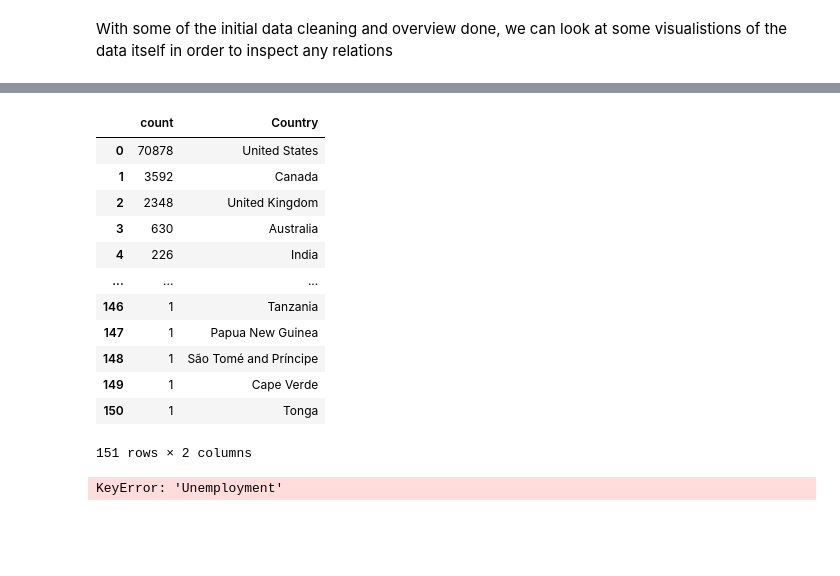
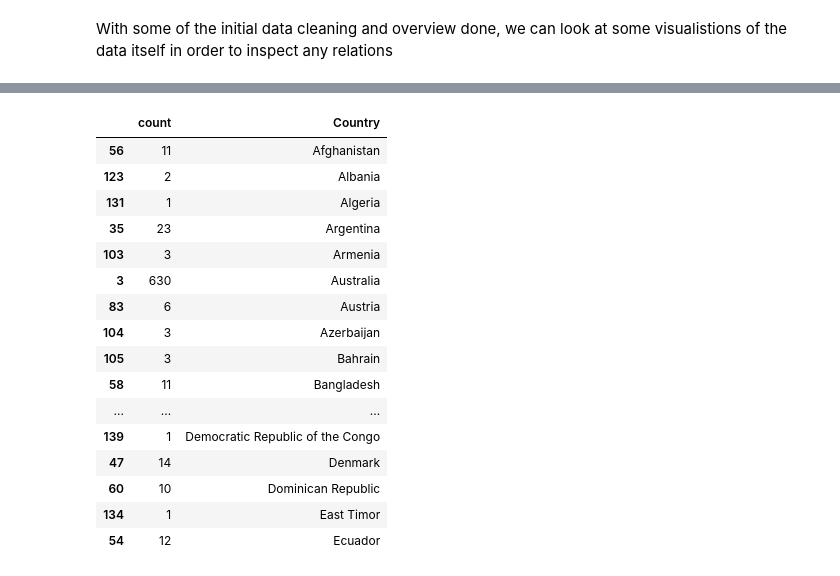
Before and after one commit to MattMacCollum/UFO-Sightings-Analysis, a Jupyter notebook: UFO_Notebook.ipynb, the cells around one changed output, grey strips where cells are left out. Cells and saved outputs as stored; diff of their text form; code cells hidden in the pictures; blank space fills up the shorter version.

```diff
--- a/UFO_Notebook.ipynb
+++ b/UFO_Notebook.ipynb
@@ -162,39 +165,31 @@ geo_df.head()
 # %%
 df = geo_df.drop(columns=['geometry'], axis=1)
 
 #df.groupby(['Country']).value_counts()
 counts = df['Country'].value_counts()
 
 counts = counts.to_frame()
 counts['Country'] = counts.index
 counts = counts.reset_index(drop=True)
+counts = counts.sort_values(by=['Country'])
+
+
+counts.head(40)
 # %% [output]
 |  | count | Country |
-| 0 | 70878 | United States |
-| 1 | 3592 | Canada |
-| 2 | 2348 | United Kingdom |
+| 56 | 11 | Afghanistan |
+| 123 | 2 | Albania |
+| 131 | 1 | Algeria |
+| 35 | 23 | Argentina |
+| 103 | 3 | Armenia |
 | 3 | 630 | Australia |
-| 4 | 226 | India |
+| 83 | 6 | Austria |
+| 104 | 3 | Azerbaijan |
+| 105 | 3 | Bahrain |
+| 58 | 11 | Bangladesh |
 | ... | ... | ... |
-| 146 | 1 | Tanzania |
-| 147 | 1 | Papua New Guinea |
-| 148 | 1 | São Tomé and Príncipe |
-| 149 | 1 | Cape Verde |
-| 150 | 1 | Tonga |
+| 139 | 1 | Democratic Republic of the Congo |
+| 47 | 14 | Denmark |
+| 60 | 10 | Dominican Republic |
+| 134 | 1 | East Timor |
+| 54 | 12 | Ecuador |
-151 rows × 2 columns
-# %%
-m = folium.Map(location=[40, -95], zoom_start=4)
-
-folium.Choropleth(
-    geo_data=geo_df,
-    name="choropleth",
-    data=df,
-    columns=["Region", "Unemployment"],
-    key_on="feature.id",
-    fill_color="YlGn",
-    fill_opacity=0.7,
-    line_opacity=.1,
-    legend_name="UFO sighting count",
-).add_to(m)
-# %% [output]
-KeyError: 'Unemployment'
```
Also changed, not shown: parts of 12 cells of this notebook.
